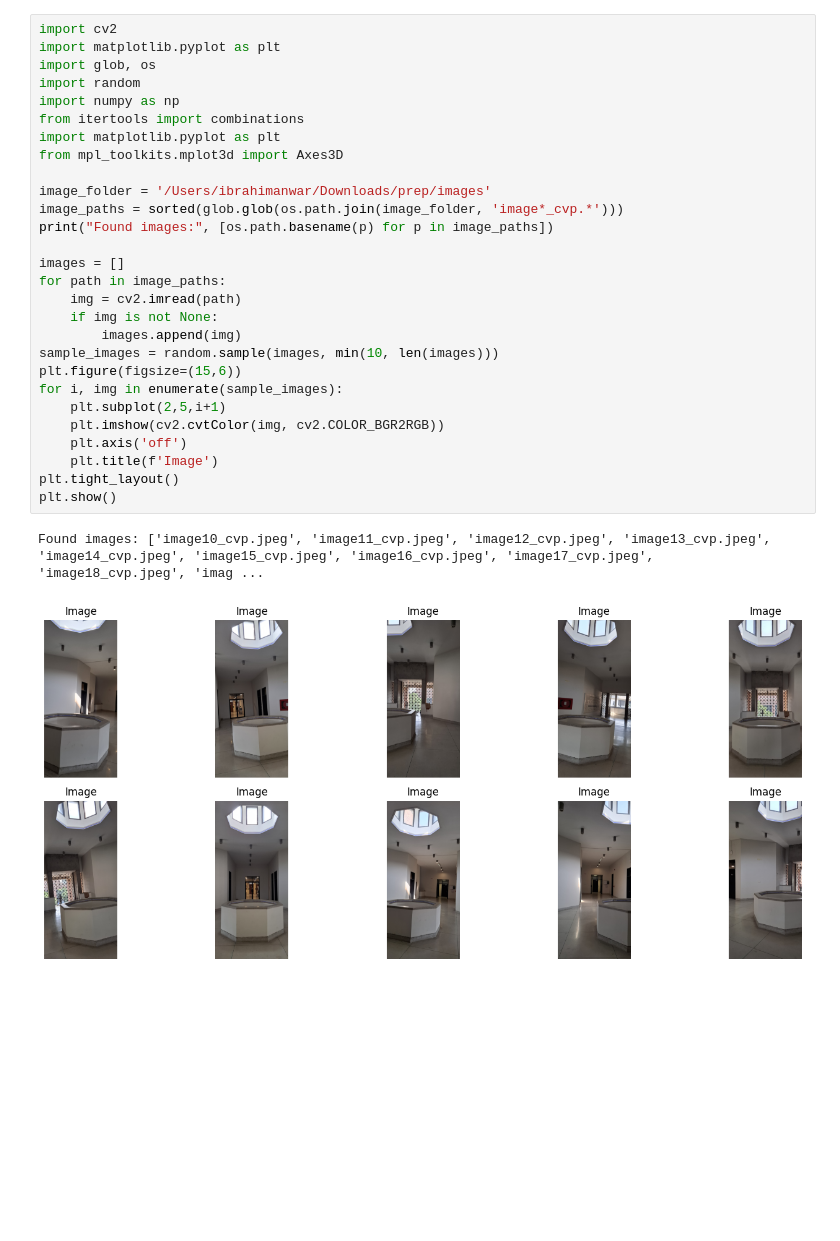
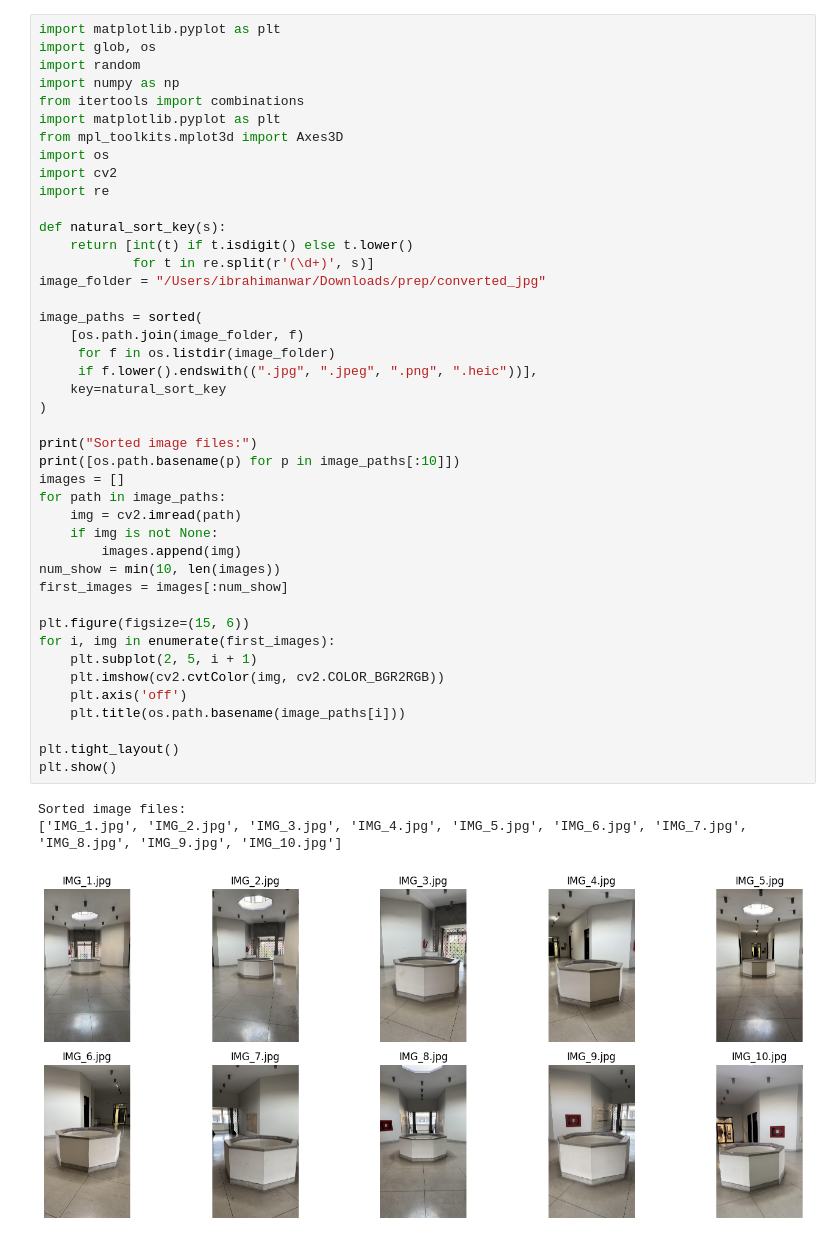
Before and after one commit to ibrahim234523/CV_PROJECT, a Jupyter notebook: 19.ipynb, the cells around one changed output. Cells and saved outputs as stored; diff of their text form; blank space fills up the shorter version.

```diff
--- a/19.ipynb
+++ b/19.ipynb
@@ -1,34 +1,50 @@
-# %%
-import cv2
-import matplotlib.pyplot as plt
-import glob, os
-import random
-import numpy as np
-from itertools import combinations
-import matplotlib.pyplot as plt
-from mpl_toolkits.mplot3d import Axes3D
-
-image_folder = '/Users/ibrahimanwar/Downloads/prep/images'
-image_paths = sorted(glob.glob(os.path.join(image_folder, 'image*_cvp.*')))
-print("Found images:", [os.path.basename(p) for p in image_paths])
-
-images = []
-for path in image_paths:
-    img = cv2.imread(path)
-    if img is not None:
-        images.append(img)
-sample_images = random.sample(images, min(10, len(images)))
-plt.figure(figsize=(15,6))
-for i, img in enumerate(sample_images):
-    plt.subplot(2,5,i+1)
-    plt.imshow(cv2.cvtColor(img, cv2.COLOR_BGR2RGB))
-    plt.axis('off')
-    plt.title(f'Image')
-plt.tight_layout()
-plt.show()
-# %% [output]
-Found images: ['image10_cvp.jpeg', 'image11_cvp.jpeg', 'image12_cvp.jpeg', 'image13_cvp.jpeg', 'image14_cvp.jpeg', 'image15_cvp.jpeg', 'image16_cvp.jpeg', 'image17_cvp.jpeg', 'image18_cvp.jpeg', 'imag ...
-[figure, removed]
+# %%
+import matplotlib.pyplot as plt
+import glob, os
+import random
+import numpy as np
+from itertools import combinations
+import matplotlib.pyplot as plt
+from mpl_toolkits.mplot3d import Axes3D
+import os
+import cv2
+import re
+
+def natural_sort_key(s):
+    return [int(t) if t.isdigit() else t.lower()
+            for t in re.split(r'(\d+)', s)]
+image_folder = "/Users/ibrahimanwar/Downloads/prep/converted_jpg"
+
+image_paths = sorted(
+    [os.path.join(image_folder, f)
+     for f in os.listdir(image_folder)
+     if f.lower().endswith((".jpg", ".jpeg", ".png", ".heic"))],
+    key=natural_sort_key
+)
+
+print("Sorted image files:")
+print([os.path.basename(p) for p in image_paths[:10]])
+images = []
+for path in image_paths:
+    img = cv2.imread(path)
+    if img is not None:
+        images.append(img)
+num_show = min(10, len(images))
+first_images = images[:num_show]
+
+plt.figure(figsize=(15, 6))
+for i, img in enumerate(first_images):
+    plt.subplot(2, 5, i + 1)
+    plt.imshow(cv2.cvtColor(img, cv2.COLOR_BGR2RGB))
+    plt.axis('off')
+    plt.title(os.path.basename(image_paths[i]))
+
+plt.tight_layout()
+plt.show()
+# %% [output]
+Sorted image files:
+['IMG_1.jpg', 'IMG_2.jpg', 'IMG_3.jpg', 'IMG_4.jpg', 'IMG_5.jpg', 'IMG_6.jpg', 'IMG_7.jpg', 'IMG_8.jpg', 'IMG_9.jpg', 'IMG_10.jpg']
+[figure, added]
 # %%
 preprocessed_images = []
 for img in images:
```
Also changed, not shown: parts of 8 cells of this notebook, 33 other files.
